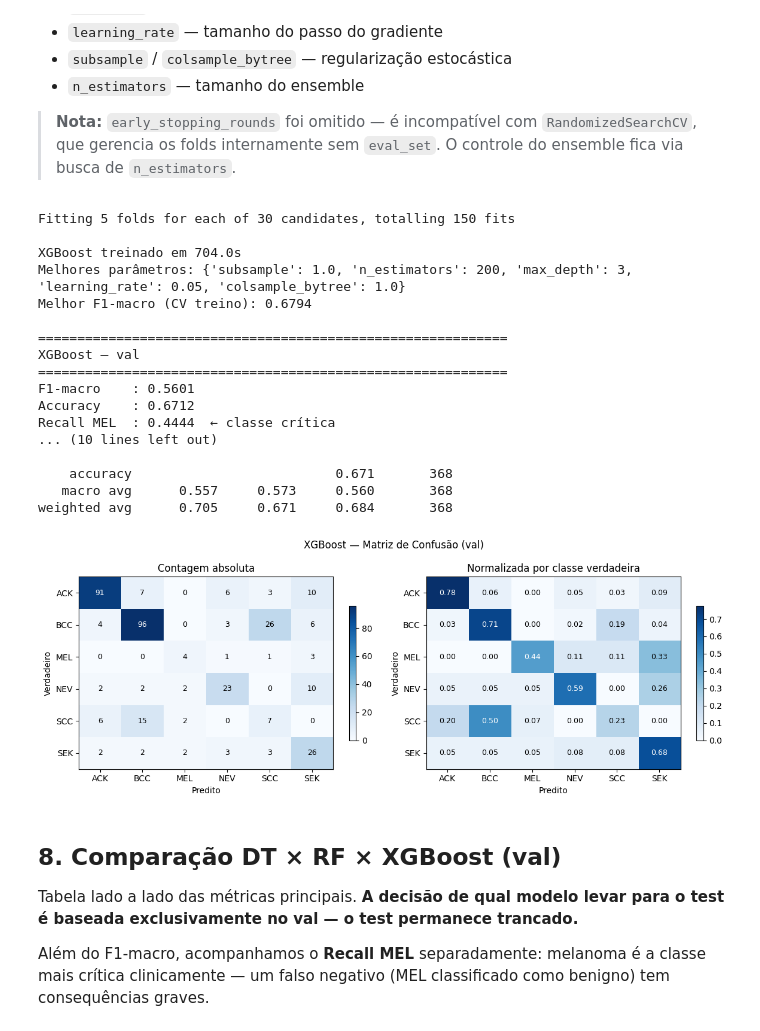
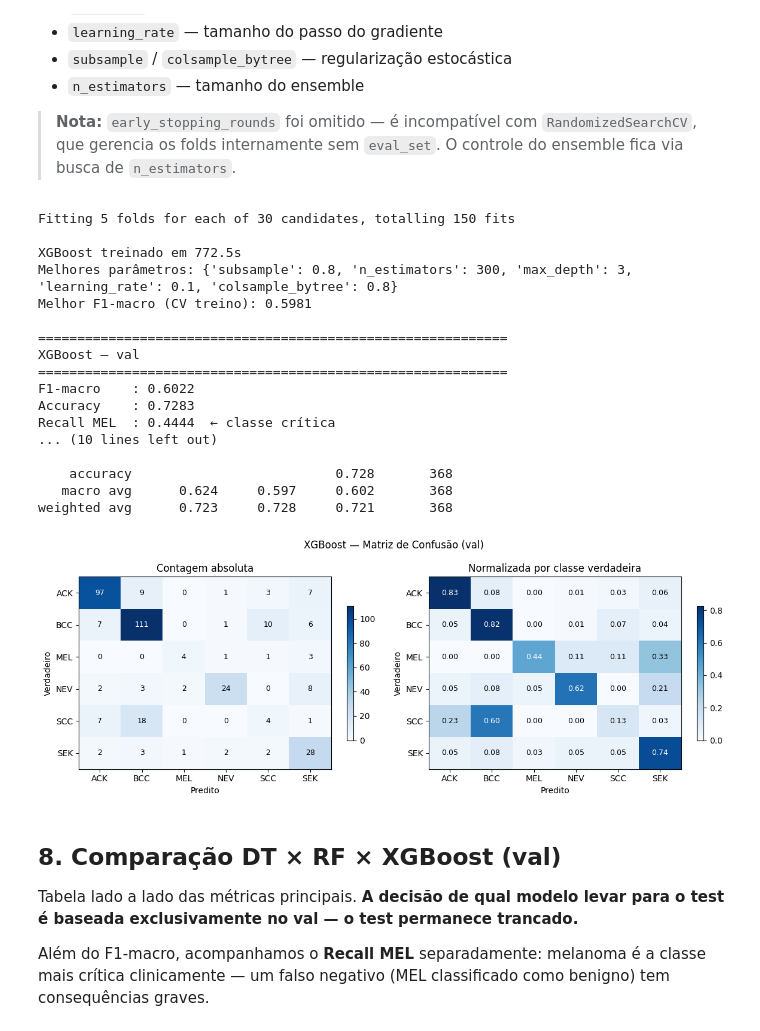
Before and after one commit to Icaro-Oliveira1/pad-ufes-skin-classification, a Jupyter notebook: notebooks_v2/05_modelagem.ipynb, the cells around one changed output. Saved outputs shown, nothing was run; the diff lists cells and outputs as text; code cells hidden in the pictures.

```diff
--- a/notebooks_v2/05_modelagem.ipynb
+++ b/notebooks_v2/05_modelagem.ipynb
@@ -87,6 +87,7 @@ class_names   = list(le_target.classes_)   # ['ACK','BCC','MEL','NEV','SCC','SEK
 X_train, y_train = train[feature_cols].values, train['y'].values
 X_val,   y_val   = val[feature_cols].values,   val['y'].values
 X_test,  y_test  = test[feature_cols].values,  test['y'].values
+train_patient_ids = train['patient_id'].values
 
 print(f'X_train: {X_train.shape}  y_train: {y_train.shape}')
 print(f'X_val  : {X_val.shape}  y_val  : {y_val.shape}')
@@ -313,12 +314,14 @@ rf_base = RandomForestClassifier(
     n_jobs=-1,
 )
 
+cv_group = StratifiedGroupKFold(n_splits=5, shuffle=True, random_state=SEED)
+
 rf_search = RandomizedSearchCV(
     rf_base,
     param_distributions=rf_param_dist,
     n_iter=30,
     scoring='f1_macro',
-    cv=5,
+    cv=cv_group,
     random_state=SEED,
     n_jobs=-1,
     refit=True,   # retreina com os melhores params no dataset completo
@@ -326,7 +329,7 @@ rf_search = RandomizedSearchCV(
 )
 
 t0 = time.time()
-rf_search.fit(X_train, y_train)
+rf_search.fit(X_train, y_train, groups=train_patient_ids)
 dt_rf = time.time() - t0
 
 rf = rf_search.best_estimator_
@@ -404,44 +408,44 @@ xgb_search = RandomizedSearchCV(
     param_distributions=xgb_param_dist,
     n_iter=30,
     scoring='f1_macro',
-    cv=5,
+    cv=cv_group,
     random_state=SEED,
     n_jobs=1,   # XGBoost já é paralelo internamente
     refit=True,
     verbose=1,
 )
 
 t0 = time.time()
-xgb_search.fit(X_train, y_train, sample_weight=sample_weight_train)
+xgb_search.fit(X_train, y_train, groups=train_patient_ids, sample_weight=sample_weight_train)
 dt_xgb = time.time() - t0
 
 xgb = xgb_search.best_estimator_
 print(f'\nXGBoost treinado em {dt_xgb:.1f}s')
 print(f'Melhores parâmetros: {xgb_search.best_params_}')
 print(f'Melhor F1-macro (CV treino): {xgb_search.best_score_:.4f}')
 
 res_xgb_val = evaluate(xgb, X_val, y_val, 'XGBoost')
 plot_confusion(y_val, res_xgb_val['y_pred'],
                'XGBoost — Matriz de Confusão (val)')
 # %% [output]
 Fitting 5 folds for each of 30 candidates, totalling 150 fits
 
-XGBoost treinado em 704.0s
-Melhores parâmetros: {'subsample': 1.0, 'n_estimators': 200, 'max_depth': 3, 'learning_rate': 0.05, 'colsample_bytree': 1.0}
-Melhor F1-macro (CV treino): 0.6794
+XGBoost treinado em 772.5s
+Melhores parâmetros: {'subsample': 0.8, 'n_estimators': 300, 'max_depth': 3, 'learning_rate': 0.1, 'colsample_bytree': 0.8}
+Melhor F1-macro (CV treino): 0.5981
 
 ============================================================
 XGBoost — val
 ============================================================
-F1-macro    : 0.5601
-Accuracy    : 0.6712
+F1-macro    : 0.6022
+Accuracy    : 0.7283
 Recall MEL  : 0.4444  ← classe crítica
 ... (10 lines left out)
 
-    accuracy                          0.671       368
-   macro avg      0.557     0.573     0.560       368
-weighted avg      0.705     0.671     0.684       368
+    accuracy                          0.728       368
+   macro avg      0.624     0.597     0.602       368
+weighted avg      0.723     0.728     0.721       368
-[figure, old version]
+[figure, new version]
 # %% [markdown]
 ## 8. Comparação DT × RF × XGBoost (val)
 
```
Also changed, not shown: parts of 7 cells of this notebook, 4 other files.
